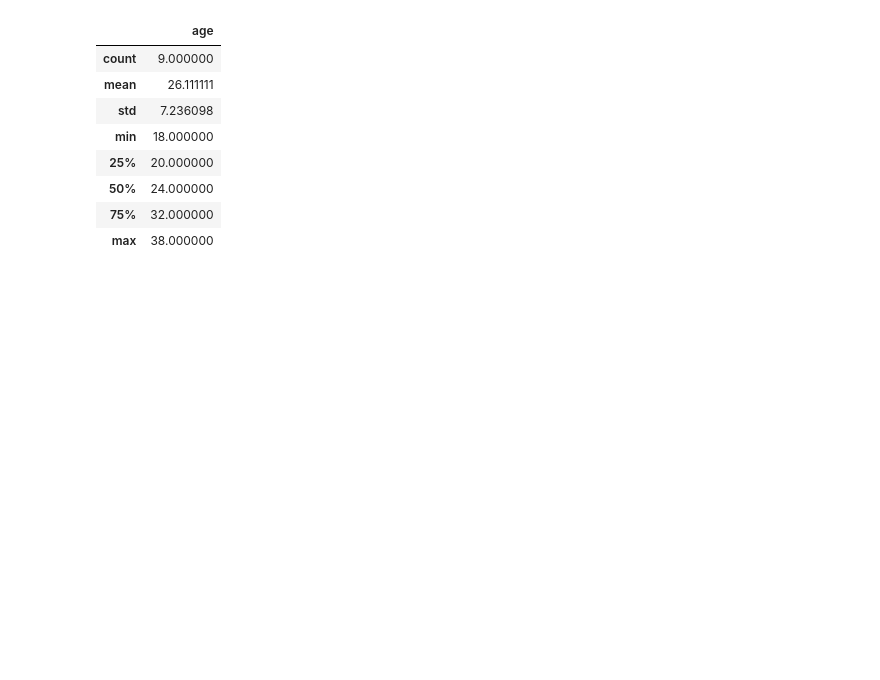
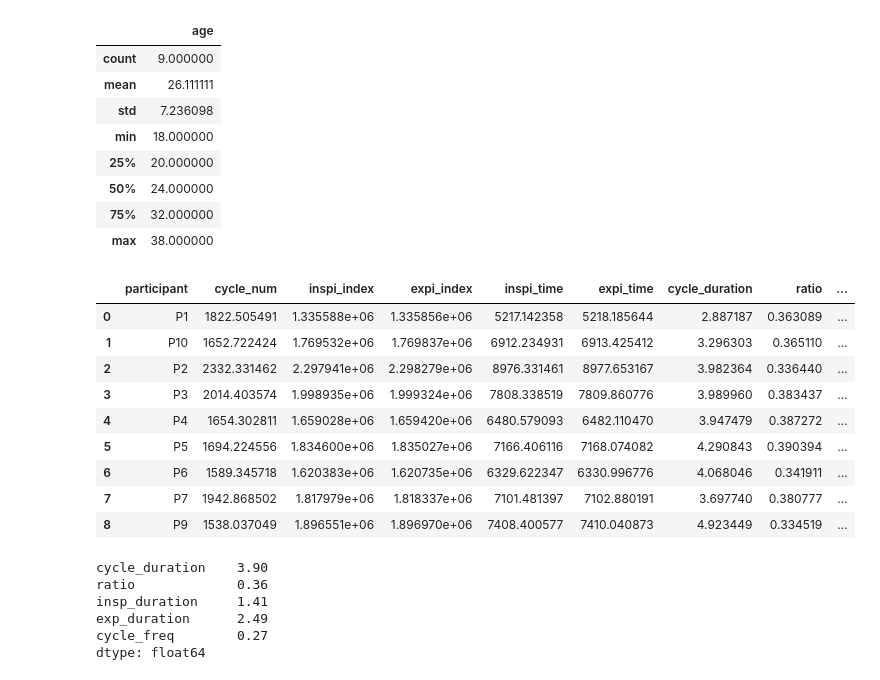
Before and after one commit to ValentinGhibaudo/Sleep_EEG_Respi, a Jupyter notebook: group_characteristics.ipynb, the cells around one changed output. Drawn from its saved outputs; the diff is of its cells as text; code cells hidden in the pictures; blank space fills up the shorter version.

```diff
--- a/group_characteristics.ipynb
+++ b/group_characteristics.ipynb
@@ -317,3 +297,32 @@ df_age.describe()
 | 50% | 24.000000 |
 | 75% | 32.000000 |
 | max | 38.000000 |
+# %%
+ratios = []
+for i, row in df_resp.iterrows():
+    ratio = row['insp_duration'] / row['cycle_duration']
+    ratios.append(ratio)
+df_resp.insert(7, 'ratio', ratios)
+# %%
+df_mean_rsp_features_all = df_resp.groupby('participant').mean().reset_index()
+df_mean_rsp_features_all
+# %% [output]
+|  | participant | cycle_num | inspi_index | expi_index | inspi_time | expi_time | cycle_duration | ratio | ... |
+| 0 | P1 | 1822.505491 | 1.335588e+06 | 1.335856e+06 | 5217.142358 | 5218.185644 | 2.887187 | 0.363089 | ... |
+| 1 | P10 | 1652.722424 | 1.769532e+06 | 1.769837e+06 | 6912.234931 | 6913.425412 | 3.296303 | 0.365110 | ... |
+| 2 | P2 | 2332.331462 | 2.297941e+06 | 2.298279e+06 | 8976.331461 | 8977.653167 | 3.982364 | 0.336440 | ... |
+| 3 | P3 | 2014.403574 | 1.998935e+06 | 1.999324e+06 | 7808.338519 | 7809.860776 | 3.989960 | 0.383437 | ... |
+| 4 | P4 | 1654.302811 | 1.659028e+06 | 1.659420e+06 | 6480.579093 | 6482.110470 | 3.947479 | 0.387272 | ... |
+| 5 | P5 | 1694.224556 | 1.834600e+06 | 1.835027e+06 | 7166.406116 | 7168.074082 | 4.290843 | 0.390394 | ... |
+| 6 | P6 | 1589.345718 | 1.620383e+06 | 1.620735e+06 | 6329.622347 | 6330.996776 | 4.068046 | 0.341911 | ... |
+| 7 | P7 | 1942.868502 | 1.817979e+06 | 1.818337e+06 | 7101.481397 | 7102.880191 | 3.697740 | 0.380777 | ... |
+| 8 | P9 | 1538.037049 | 1.896551e+06 | 1.896970e+06 | 7408.400577 | 7410.040873 | 4.923449 | 0.334519 | ... |
+# %%
+df_mean_rsp_features_all[['cycle_duration','ratio','insp_duration','exp_duration','cycle_freq']].mean().round(2)
+# %% [output]
+cycle_duration    3.90
+ratio             0.36
+insp_duration     1.41
+exp_duration      2.49
+cycle_freq        0.27
+dtype: float64
```
Also changed, not shown: parts of 2 cells of this notebook, 1 other file.
